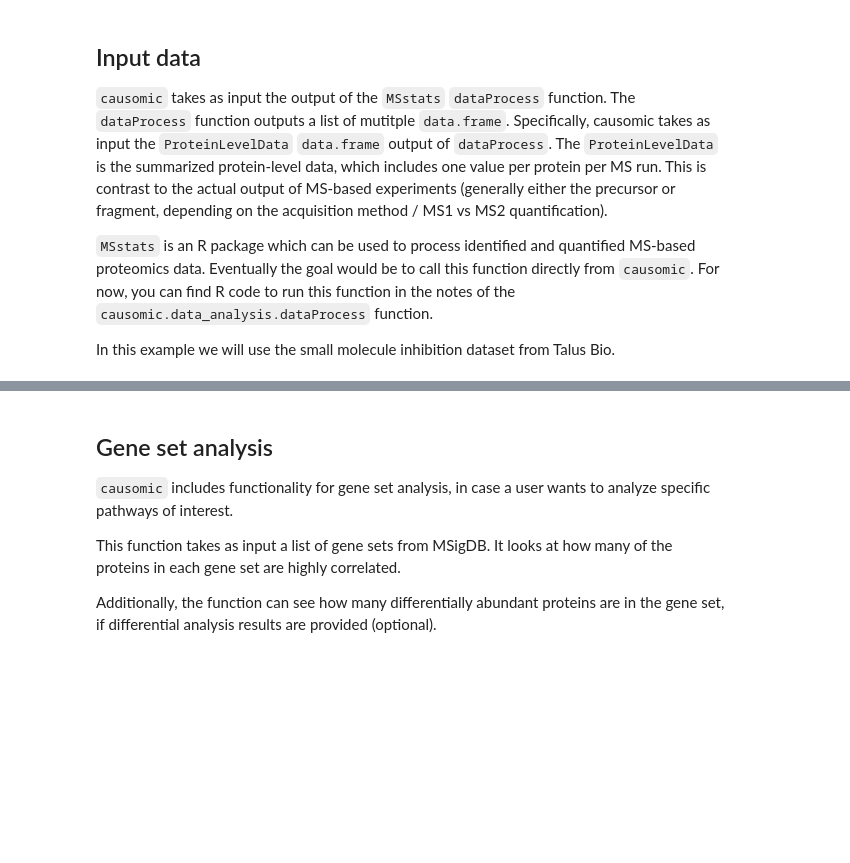
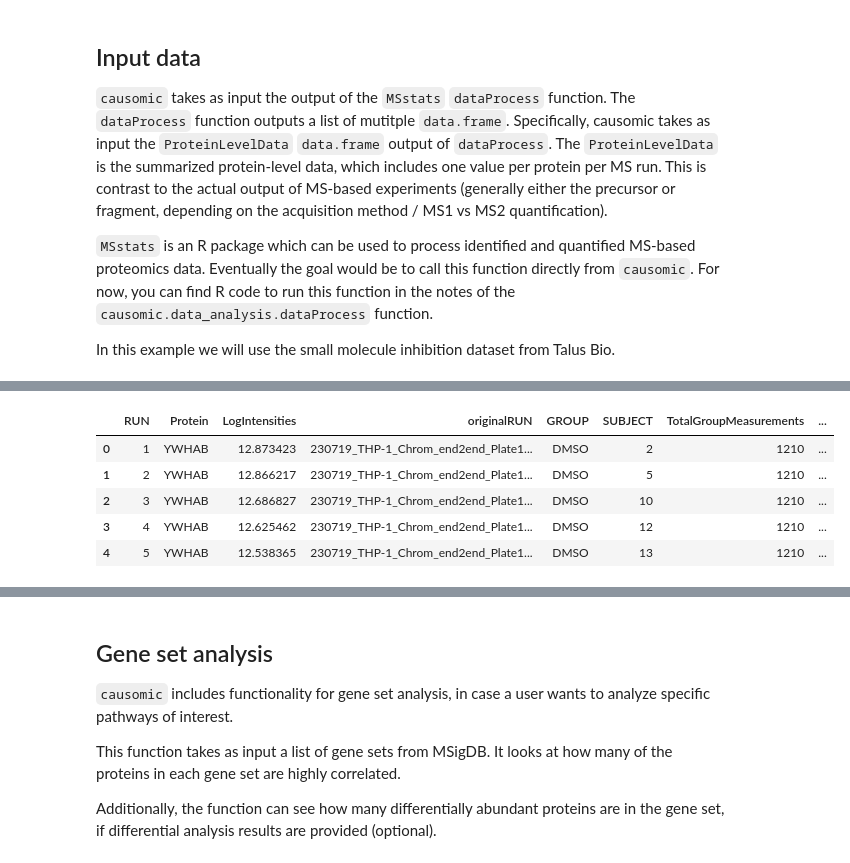
Before and after one commit to Vitek-Lab/Causomic, a Jupyter notebook: vignettes/user_manual.ipynb, the cells around one changed output, grey strips where cells are left out. Saved outputs shown, nothing was run; the diff lists cells and outputs as text; code cells hidden in the pictures; blank space fills up the shorter version.

```diff
--- a/vignettes/user_manual.ipynb
+++ b/vignettes/user_manual.ipynb
@@ -63,0 +53,20 @@ input_data_wide.head()
+# %%
+from indra.databases import uniprot_client, hgnc_client
+
+def uniprot_to_hgnc_name(uniprot_mnemonic):
+    """Get an HGNC ID from a UniProt mnemonic."""
+    uniprot_id = uniprot_client.get_id_from_mnemonic(uniprot_mnemonic)
+    if uniprot_id:
+        return uniprot_client.get_gene_name(uniprot_id)
+    else:
+        return None
+
+input_data.loc[:, "Protein"] = input_data["Protein"].apply(uniprot_to_hgnc_name)
+input_data.head()
+# %% [output]
+|  | RUN | Protein | LogIntensities | originalRUN | GROUP | SUBJECT | TotalGroupMeasurements | ... |
+| 0 | 1 | YWHAB | 12.873423 | 230719_THP-1_Chrom_end2end_Plate1... | DMSO | 2 | 1210 | ... |
+| 1 | 2 | YWHAB | 12.866217 | 230719_THP-1_Chrom_end2end_Plate1... | DMSO | 5 | 1210 | ... |
+| 2 | 3 | YWHAB | 12.686827 | 230719_THP-1_Chrom_end2end_Plate1... | DMSO | 10 | 1210 | ... |
+| 3 | 4 | YWHAB | 12.625462 | 230719_THP-1_Chrom_end2end_Plate1... | DMSO | 12 | 1210 | ... |
+| 4 | 5 | YWHAB | 12.538365 | 230719_THP-1_Chrom_end2end_Plate1... | DMSO | 13 | 1210 | ... |
```
Also changed, not shown: parts of 26 cells of this notebook, 10 other files.
